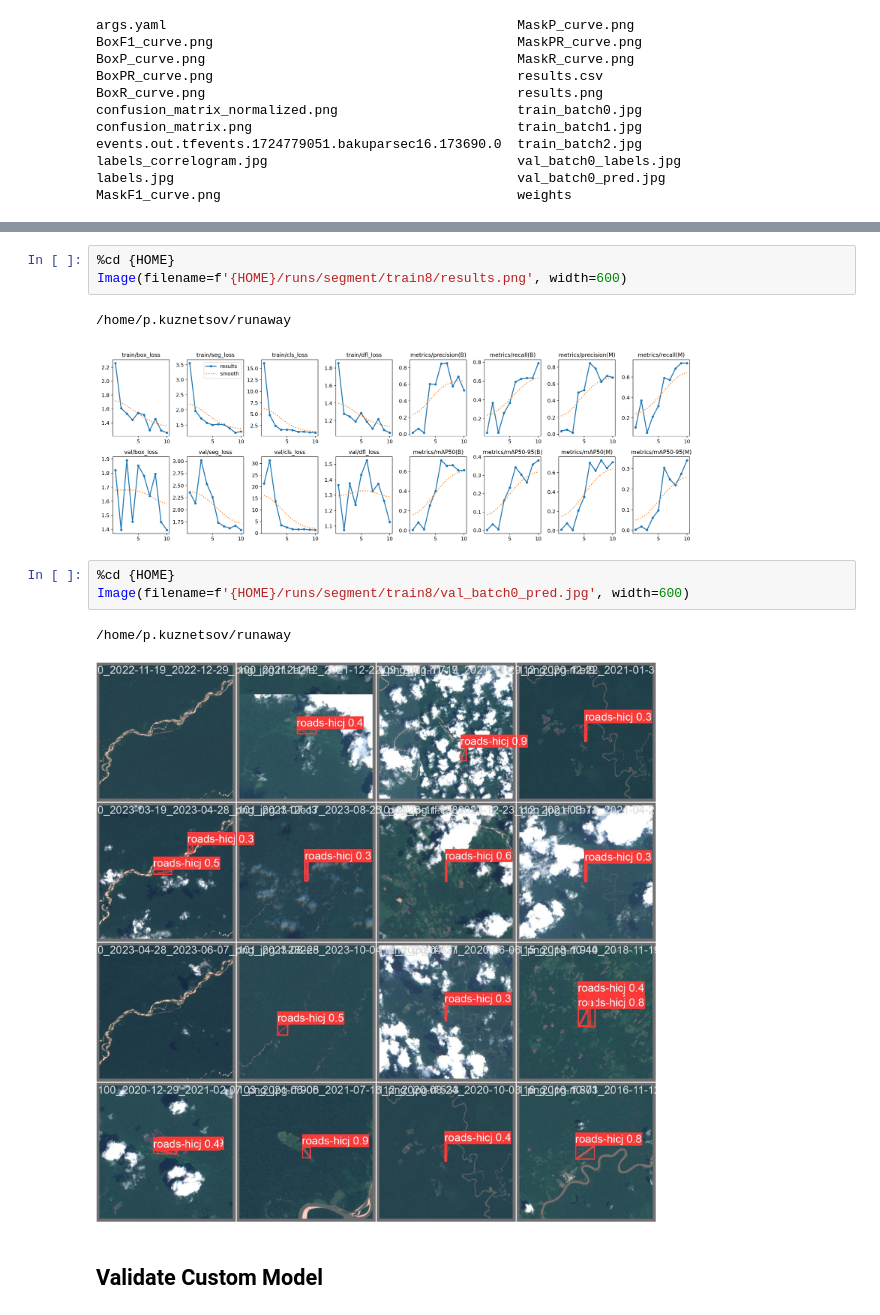
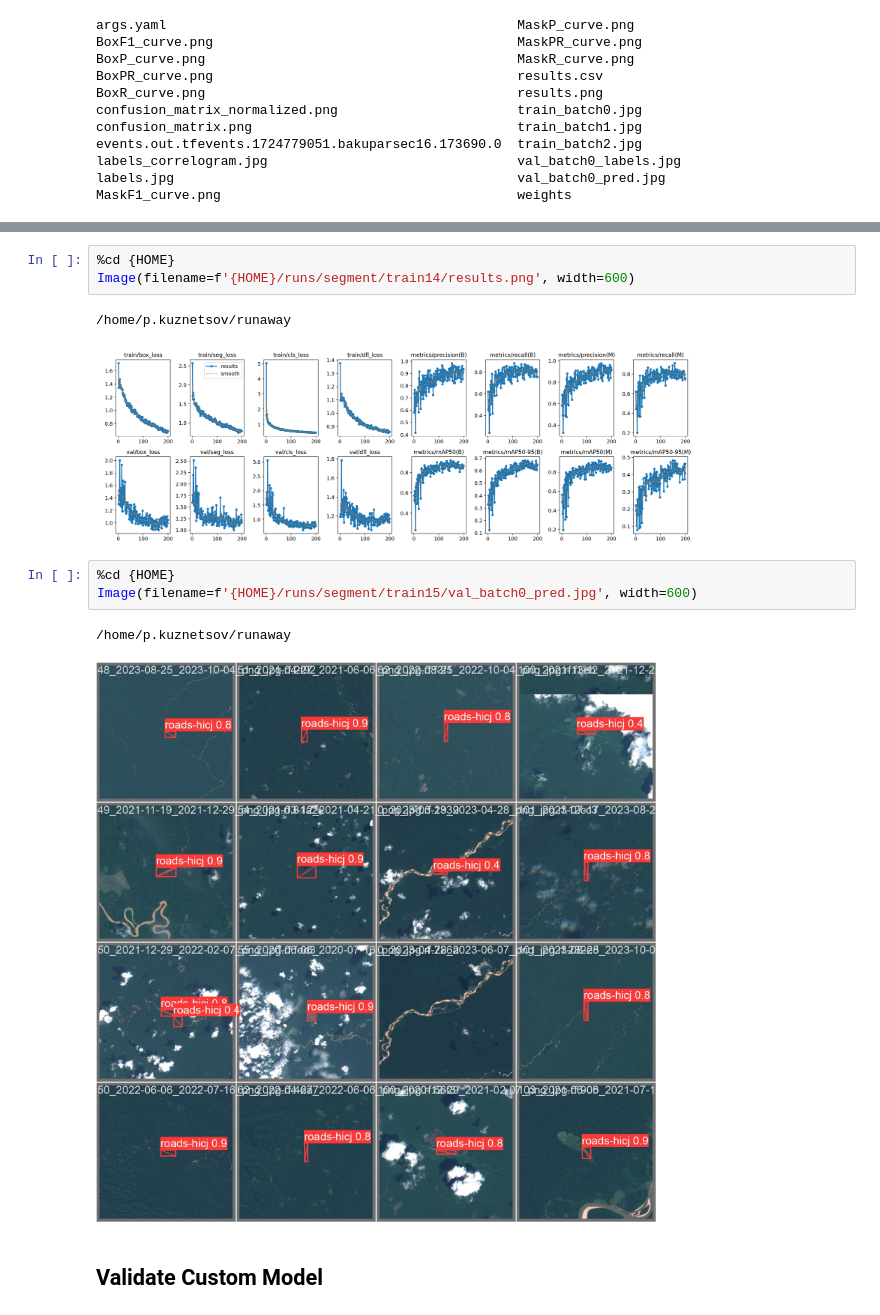
Before and after one commit to Pavel418/runaway-satellite-detection, a Jupyter notebook: train-yolov8-instance-segmentation-on-custom-dataset.ipynb, the cells around one changed output, grey strips where cells are left out. Cells and saved outputs as stored; diff of their text form.

```diff
--- a/train-yolov8-instance-segmentation-on-custom-dataset.ipynb
+++ b/train-yolov8-instance-segmentation-on-custom-dataset.ipynb
@@ -77,15 +77,15 @@ using dhist requires you to install the `pickleshare` library.
 # %%
 %cd {HOME}
-Image(filename=f'{HOME}/runs/segment/train8/results.png', width=600)
+Image(filename=f'{HOME}/runs/segment/train14/results.png', width=600)
 # %% [output]
 /home/p.kuznetsov/runaway
-[figure, old version]
+[figure, new version]
 # %%
 %cd {HOME}
-Image(filename=f'{HOME}/runs/segment/train8/val_batch0_pred.jpg', width=600)
+Image(filename=f'{HOME}/runs/segment/train15/val_batch0_pred.jpg', width=600)
 # %% [output]
 /home/p.kuznetsov/runaway
-[figure, old version]
+[figure, new version]
 # %% [markdown]
 ## Validate Custom Model
 # %%
```
Also changed, not shown: parts of 8 cells of this notebook, 1 other file.
